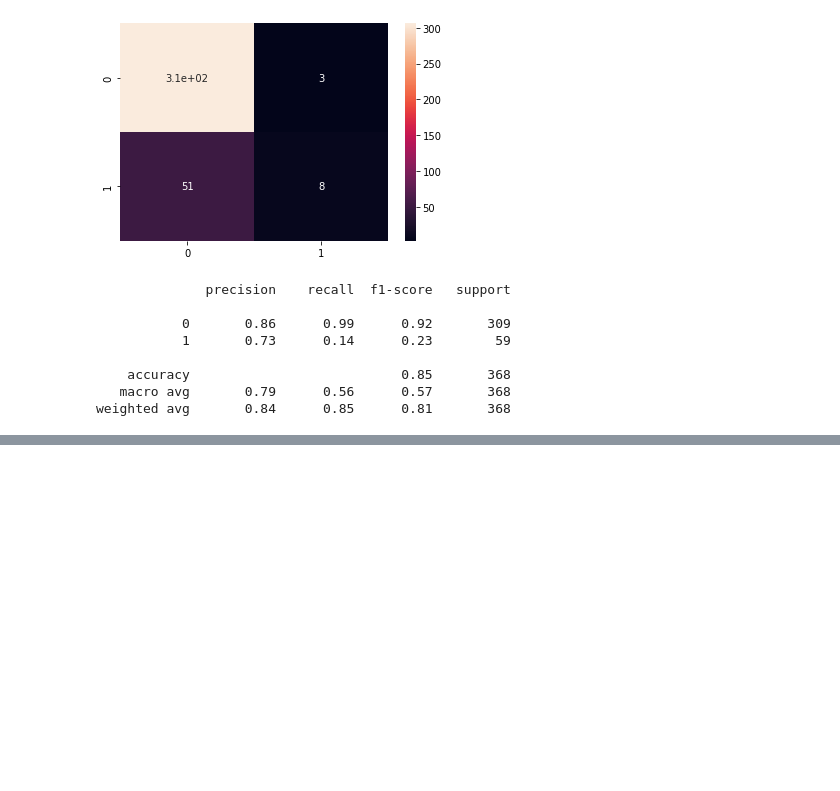
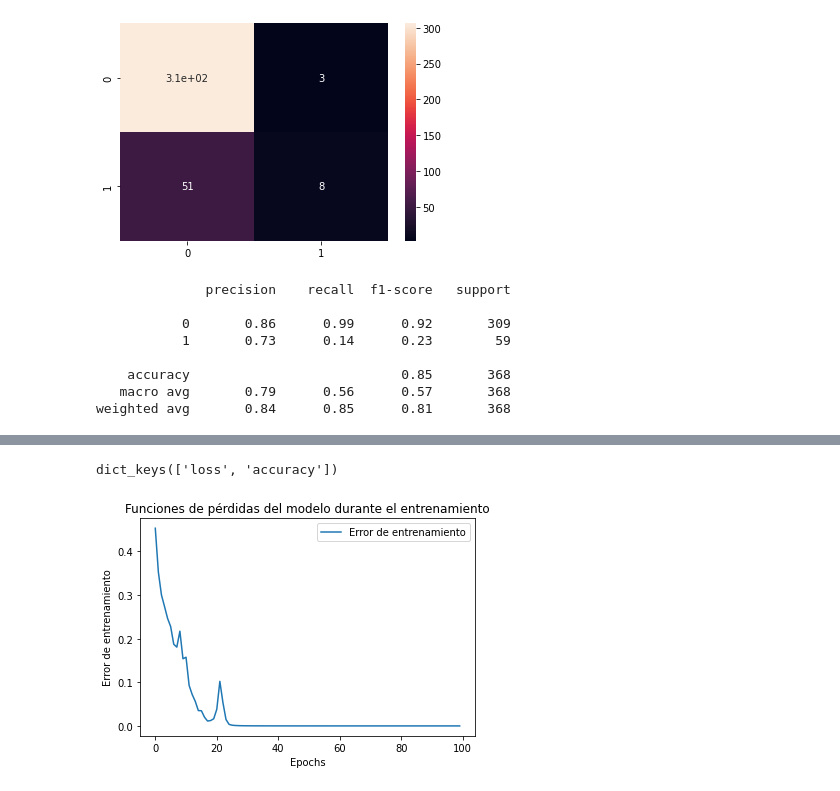
Before and after one commit to FaustinoAndres/HR_department, a Jupyter notebook: hr_department_notebook.ipynb, the cells around one changed output, grey strips where cells are left out. Drawn from its saved outputs; the diff is of its cells as text; code cells hidden in the pictures; blank space fills up the shorter version.

Commit message:
deep learning model

```diff
--- a/hr_department_notebook.ipynb
+++ b/hr_department_notebook.ipynb
@@ -537,0 +544,7 @@ weighted avg       0.84      0.85      0.81       368
+# %%
+input_ = X_all.shape[1]
+# %%
+model_dl.add(tf.keras.layers.Dense(units=500, activation='relu', input_shape=(input_, )))
+model_dl.add(tf.keras.layers.Dense(units=500, activation='relu'))
+model_dl.add(tf.keras.layers.Dense(units=500, activation='relu'))
+model_dl.add(tf.keras.layers.Dense(units=1, activation='sigmoid'))
@@ -537,0 +571,4 @@ weighted avg       0.84      0.85      0.81       368
+# %%
+model_dl.compile(optimizer='Adam', loss='binary_crossentropy', metrics=['accuracy'])
+# %%
+epochs_hist = model_dl.fit(X_train, y_train, epochs = 100, batch_size=50)
@@ -537,0 +637,13 @@ weighted avg       0.84      0.85      0.81       368
+# %%
+epochs_hist.history.keys()
+# %% [output]
+dict_keys(['loss', 'accuracy'])
+# %%
+plt.plot(epochs_hist.history['loss'])
+plt.title('Funciones de pérdidas del modelo durante el entrenamiento')
+plt.xlabel('Epochs')
+plt.ylabel('Error de entrenamiento')
+plt.legend(['Error de entrenamiento'])
+plt.show()
+# %% [output]
+[figure, added]
```
Also changed, not shown: parts of 13 cells of this notebook.
